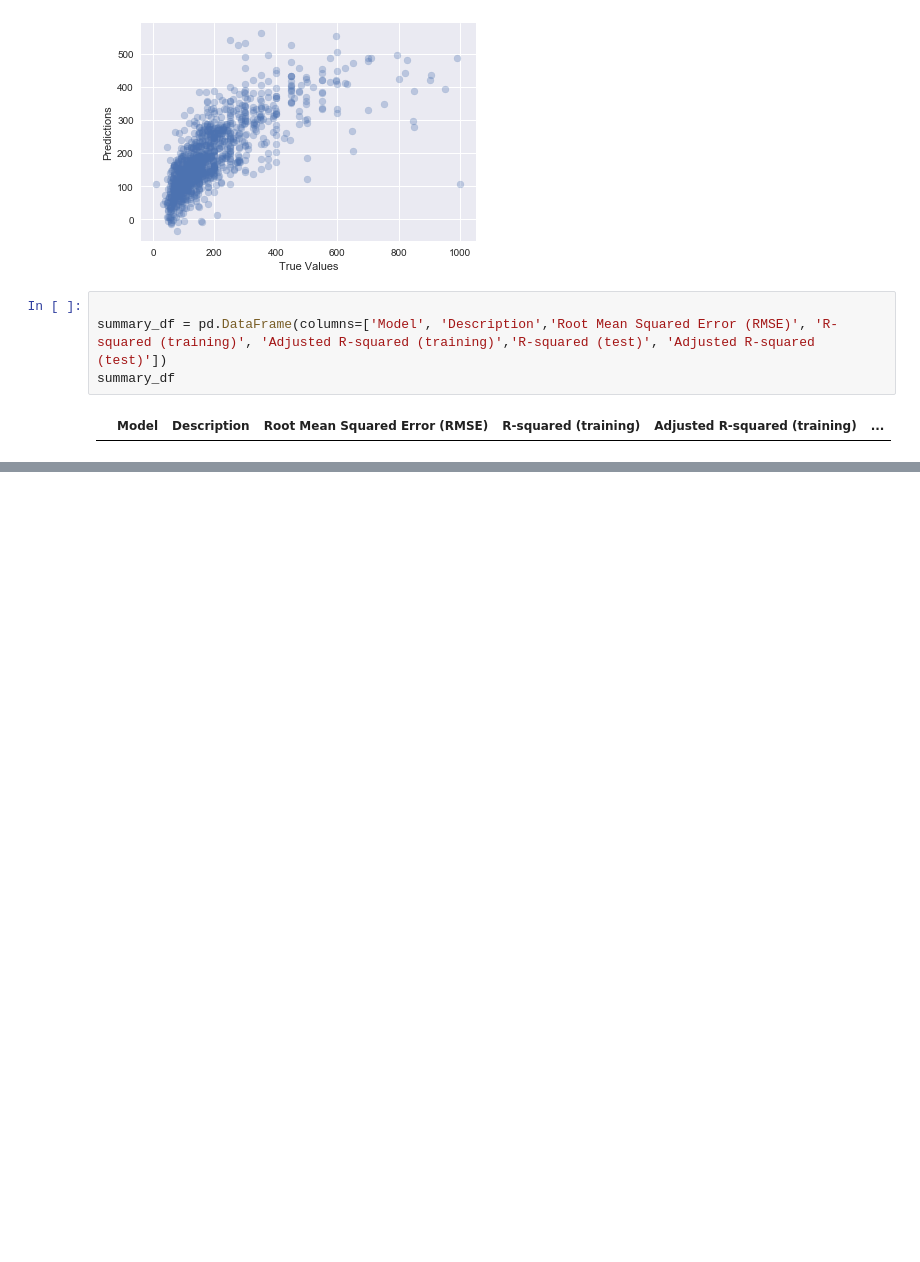
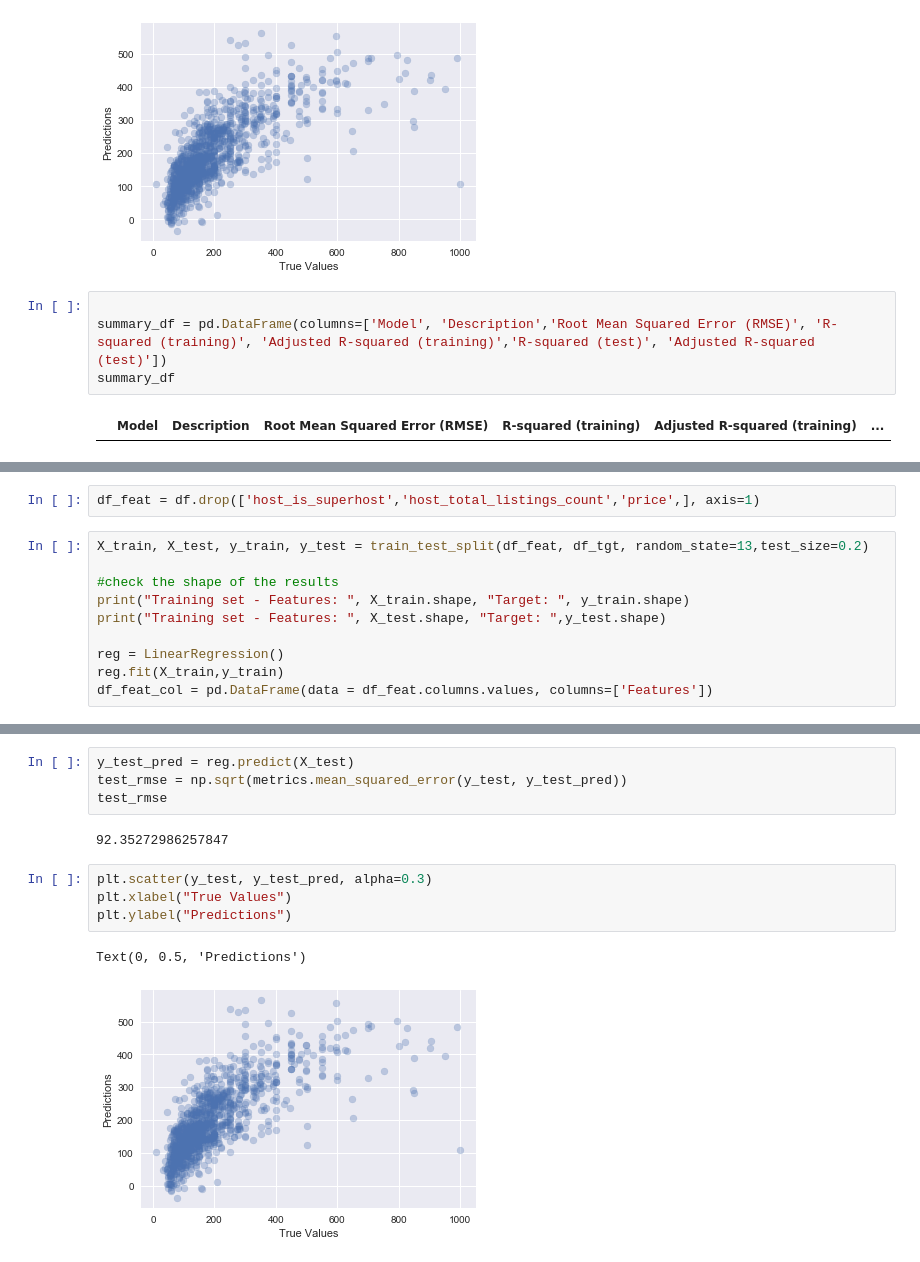
Before and after one commit to CaryMosley/Mod2Project, a Jupyter notebook: AirbnbFeatureEng.ipynb, the cells around one changed output, grey strips where cells are left out. Cells and saved outputs as stored; diff of their text form; blank space fills up the shorter version.

```diff
--- a/AirbnbFeatureEng.ipynb
+++ b/AirbnbFeatureEng.ipynb
@@ -209,0 +193,12 @@ summary_df
+# %%
+df_feat = df.drop(['host_is_superhost','host_total_listings_count','price',], axis=1)
+# %%
+X_train, X_test, y_train, y_test = train_test_split(df_feat, df_tgt, random_state=13,test_size=0.2)
+
+#check the shape of the results
+print("Training set - Features: ", X_train.shape, "Target: ", y_train.shape)
+print("Training set - Features: ", X_test.shape, "Target: ",y_test.shape)
+
+reg = LinearRegression()
+reg.fit(X_train,y_train)
+df_feat_col = pd.DataFrame(data = df_feat.columns.values, columns=['Features'])
@@ -209,0 +260,13 @@ summary_df
+# %%
+y_test_pred = reg.predict(X_test)
+test_rmse = np.sqrt(metrics.mean_squared_error(y_test, y_test_pred))
+test_rmse
+# %% [output]
+92.35272986257847
+# %%
+plt.scatter(y_test, y_test_pred, alpha=0.3)
+plt.xlabel("True Values")
+plt.ylabel("Predictions")
+# %% [output]
+Text(0, 0.5, 'Predictions')
+[figure, added]
```
Also changed, not shown: parts of 38 cells of this notebook.
